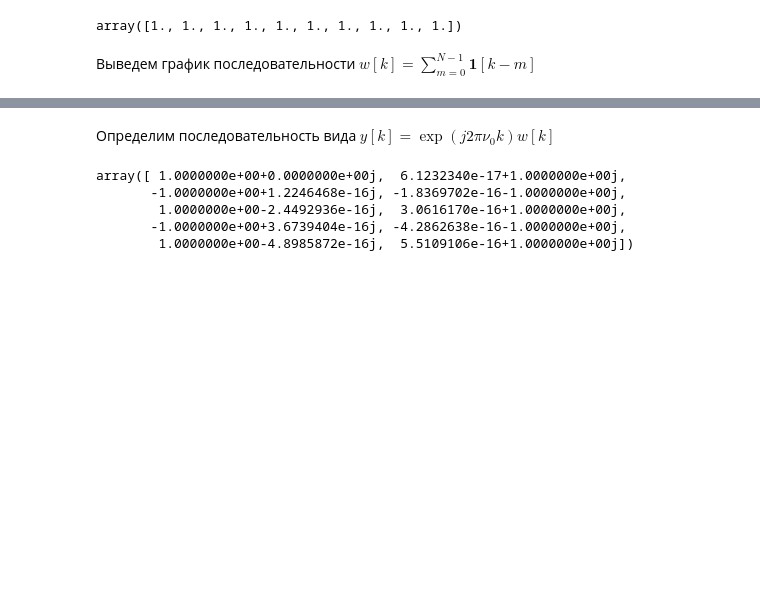
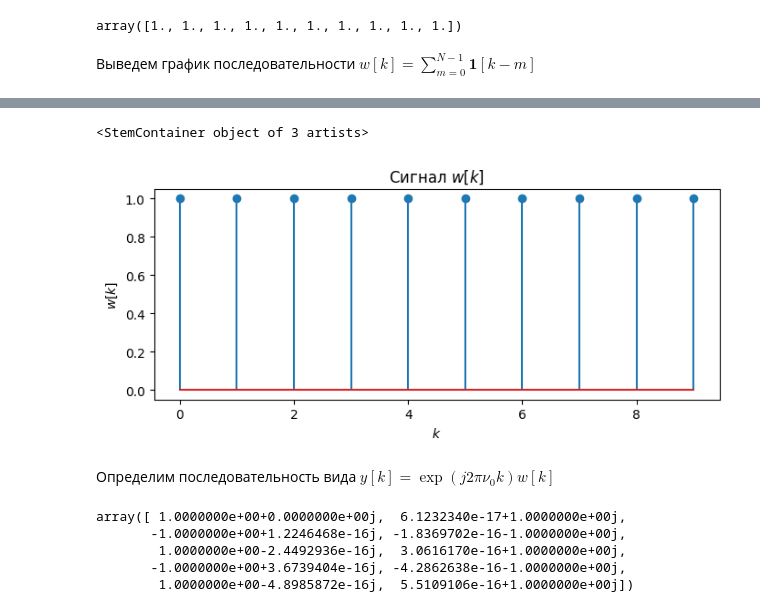
Before and after one commit to oncominglane/radiophysics, a Jupyter notebook: labs/lab2/Lab2.ipynb, the cells around one changed output, grey strips where cells are left out. Cells and saved outputs as stored; diff of their text form; code cells hidden in the pictures; blank space fills up the shorter version.

```diff
--- a/labs/lab2/Lab2.ipynb
+++ b/labs/lab2/Lab2.ipynb
@@ -134,12 +133,12 @@ array([1., 1., 1., 1., 1., 1., 1., 1., 1., 1.])
 # %% [markdown]
 Выведем график последовательности $w[k] = \sum_{m=0}^{N-1} \mathbf{1}[k-m]$
 # %%
-N=len(w)
+N = len(w)
 k = np.arange(N)
 plt.figure(figsize=[8, 3])
-plt.stem(k, w)
 plt.title('Сигнал $w[k]$')
 plt.xlabel('$k$')
 plt.ylabel('$w[k]$')
-plt.tight_layout()
+
+plt.stem(k, w)
 # %% [output]
@@ -148,3 +145,5 @@ plt.tight_layout()
+<StemContainer object of 3 artists>
+[figure, added]
 # %% [markdown]
 Определим последовательность вида $y[k]=\exp(j2\pi \nu_0 k) w[k]$
 # %%
```
Also changed, not shown: parts of 15 cells of this notebook.
